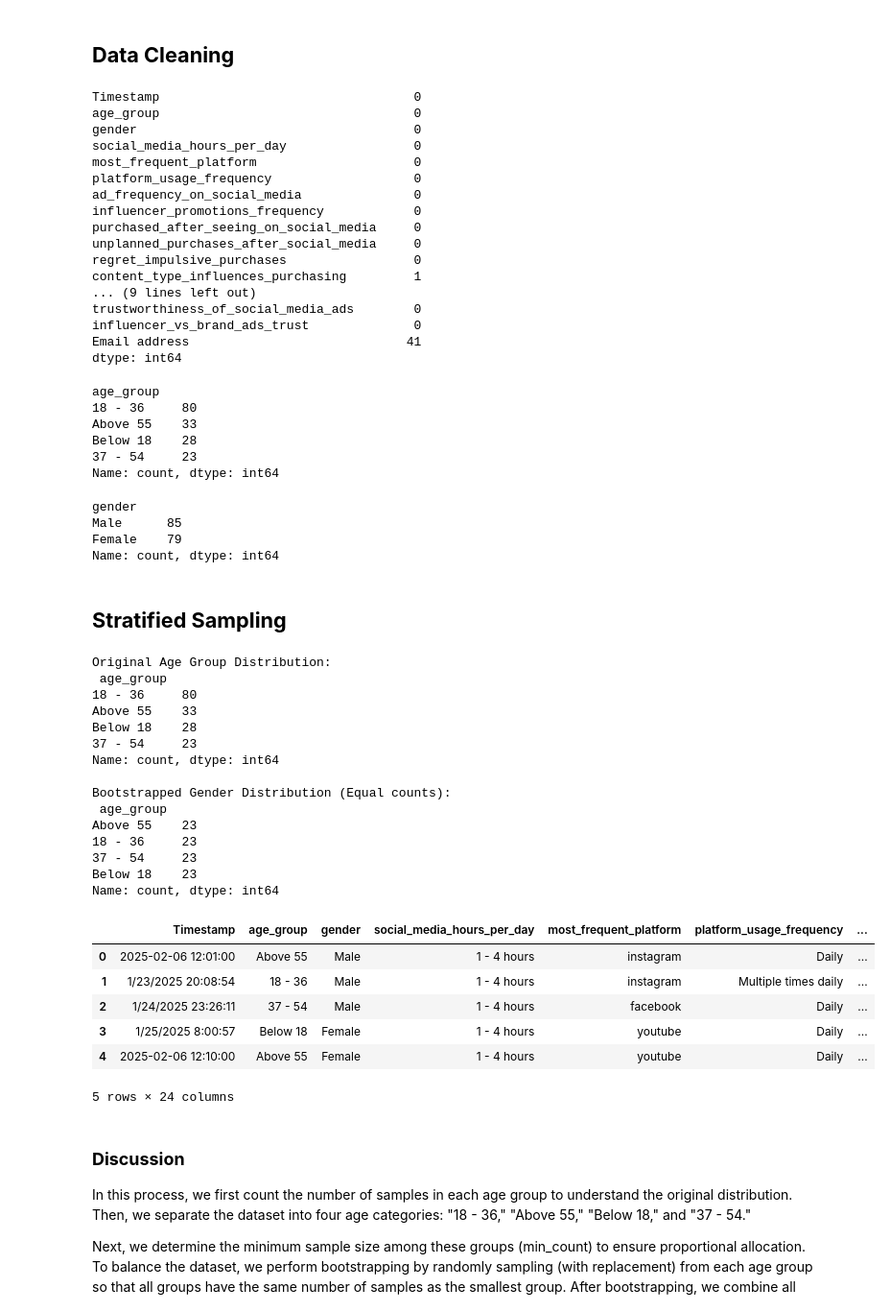
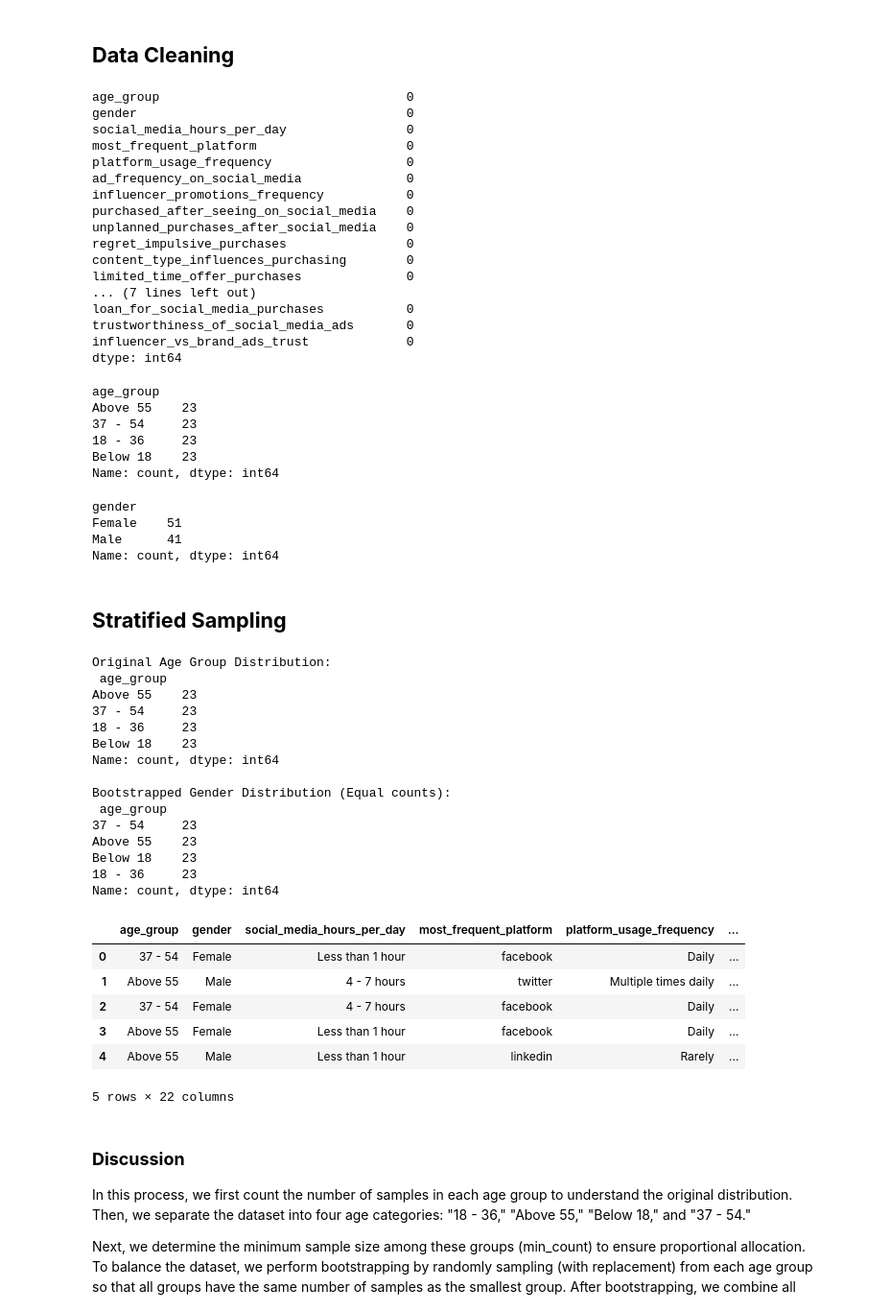
Before and after one commit to venkateshsoundar/social-media-purchase-influence, a Jupyter notebook: Data606_ProjectReport_Final.ipynb, the cells around one changed output. Shown at 96% size. Saved outputs shown, nothing was run; the diff lists cells and outputs as text; code cells hidden in the pictures.

```diff
--- a/Data606_ProjectReport_Final.ipynb
+++ b/Data606_ProjectReport_Final.ipynb
@@ -100,6 +100,10 @@ Survey questions were renamed to more appropriate column names.
 
 The careful design and cleaning of the dataset ensure that the analysis accurately reflects consumer behavior across different age groups, providing a reliable foundation for data-driven marketing insights.
 # %%
-df = pd.read_excel('FinalSurveyDataa.xlsx')
-df.head(5)
-df_original=df.copy()
+#df = pd.read_excel('FinalSurveyDataa.xlsx')
+df_original=pd.read_csv('606Project_Original.csv')
+#df.head(5)
+#df_original=df.copy()
+df = pd.read_csv("Data_606_Project.csv")
+df.drop('Unnamed: 0', axis=1, inplace=True)
+df.columns
@@ -133,38 +150,38 @@ df.rename(columns={
 # %%
 df.isna().sum()
 # %% [output]
-Timestamp                                  0
-age_group                                  0
-gender                                     0
-social_media_hours_per_day                 0
-most_frequent_platform                     0
-platform_usage_frequency                   0
-ad_frequency_on_social_media               0
-influencer_promotions_frequency            0
-purchased_after_seeing_on_social_media     0
-unplanned_purchases_after_social_media     0
-regret_impulsive_purchases                 0
-content_type_influences_purchasing         1
-... (9 lines left out)
-trustworthiness_of_social_media_ads        0
-influencer_vs_brand_ads_trust              0
-Email address                             41
+age_group                                 0
+gender                                    0
+social_media_hours_per_day                0
+most_frequent_platform                    0
+platform_usage_frequency                  0
+ad_frequency_on_social_media              0
+influencer_promotions_frequency           0
+purchased_after_seeing_on_social_media    0
+unplanned_purchases_after_social_media    0
+regret_impulsive_purchases                0
+content_type_influences_purchasing        0
+limited_time_offer_purchases              0
+... (7 lines left out)
+loan_for_social_media_purchases           0
+trustworthiness_of_social_media_ads       0
+influencer_vs_brand_ads_trust             0
 dtype: int64
 # %%
 df['age_group'].value_counts()
 # %% [output]
 age_group
-18 - 36     80
-Above 55    33
-Below 18    28
+Above 55    23
 37 - 54     23
+18 - 36     23
+Below 18    23
 Name: count, dtype: int64
 # %%
 df['gender'].value_counts()
 # %% [output]
 gender
-Male      85
-Female    79
+Female    51
+Male      41
 Name: count, dtype: int64
 # %%
 df['most_frequent_platform'] = df['most_frequent_platform'].str.lower()
@@ -189,46 +206,46 @@ min_count = min(age_group_counts)
 
 # Apply bootstrapping for Male and Female to make sample sizes equal
 bootstrap_18_36 = df_18_36.sample(n=min_count, replace=True)
 bootstrap_above_55 = df_above_55.sample(n=min_count, replace=True)
 bootstrap_below_18 = df_below_18.sample(n=min_count, replace=True)
 bootstrap_37_54 = df_37_54.sample(n=min_count, replace=True)
 
 # Combine the bootstrapped samples
 bootstrapped_df = pd.concat([bootstrap_18_36, bootstrap_above_55, bootstrap_below_18, bootstrap_37_54])
 
 # Shuffle to randomize the combined data
 bootstrapped_df = bootstrapped_df.sample(frac=1).reset_index(drop=True)
 
 # New gender distribution after bootstrapping
 new_gender_counts = bootstrapped_df['age_group'].value_counts()
 print("\nBootstrapped Gender Distribution (Equal counts):\n", new_gender_counts)
 
 # Display the bootstrapped DataFrame
-df = bootstrapped_df.drop(columns = ['Email address','Timestamp'])
+#df = bootstrapped_df.drop(columns = ['Email address','Timestamp'])
 bootstrapped_df.head(5)
 # %% [output]
 Original Age Group Distribution:
  age_group
-18 - 36     80
-Above 55    33
-Below 18    28
+Above 55    23
 37 - 54     23
+18 - 36     23
+Below 18    23
 Name: count, dtype: int64
 
 Bootstrapped Gender Distribution (Equal counts):
  age_group
+37 - 54     23
 Above 55    23
+Below 18    23
 18 - 36     23
-37 - 54     23
-Below 18    23
 Name: count, dtype: int64
-|  | Timestamp | age_group | gender | social_media_hours_per_day | most_frequent_platform | platform_usage_frequency | ... |
-| 0 | 2025-02-06 12:01:00 | Above 55 | Male | 1 - 4 hours | instagram | Daily | ... |
-| 1 | 1/23/2025 20:08:54 | 18 - 36 | Male | 1 - 4 hours | instagram | Multiple times daily | ... |
-| 2 | 1/24/2025 23:26:11 | 37 - 54 | Male | 1 - 4 hours | facebook | Daily | ... |
-| 3 | 1/25/2025 8:00:57 | Below 18 | Female | 1 - 4 hours | youtube | Daily | ... |
-| 4 | 2025-02-06 12:10:00 | Above 55 | Female | 1 - 4 hours | youtube | Daily | ... |
+|  | age_group | gender | social_media_hours_per_day | most_frequent_platform | platform_usage_frequency | ... |
+| 0 | 37 - 54 | Female | Less than 1 hour | facebook | Daily | ... |
+| 1 | Above 55 | Male | 4 - 7 hours | twitter | Multiple times daily | ... |
+| 2 | 37 - 54 | Female | 4 - 7 hours | facebook | Daily | ... |
+| 3 | Above 55 | Female | Less than 1 hour | facebook | Daily | ... |
+| 4 | Above 55 | Male | Less than 1 hour | linkedin | Rarely | ... |
-5 rows × 24 columns
+5 rows × 22 columns
 # %% [markdown]
 ### **Discussion** ###
 
```
Also changed, not shown: parts of 21 cells of this notebook.
